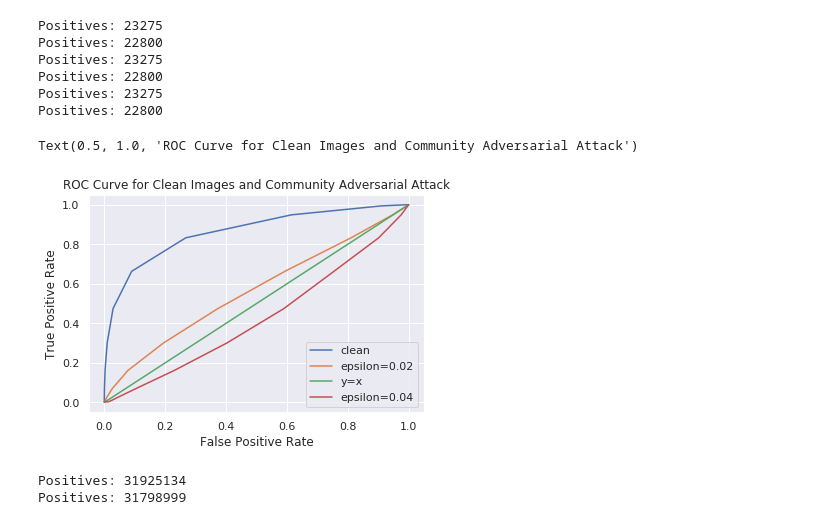
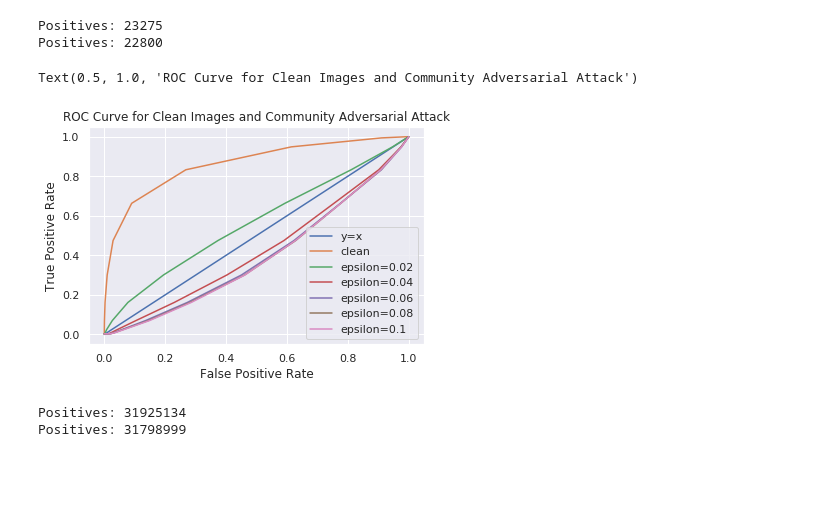
Before and after one commit to psturmfels/adversarial_faces, a Jupyter notebook: notebooks/roc_curve.ipynb, the cells around one changed output. Drawn from its saved outputs; the diff is of its cells as text; code cells hidden in the pictures; blank space fills up the shorter version.

```diff
--- a/notebooks/roc_curve.ipynb
+++ b/notebooks/roc_curve.ipynb
@@ -6,44 +6,31 @@ import seaborn
 import numpy as np
 seaborn.set()
 # %%
+plt.plot(np.arange(0.0, 1.1, 0.1), np.arange(0.0, 1.1, 0.1), label="y=x")
+
 with h5py.File("../results/roc_curve_test_preprocessed_sampled.txt", 'r') as f:
     tprs = f['tprs'][:]
     fprs = f['fprs'][:]
     print("Positives:", len(f['positive']))
     print("Positives:", len(f['negative']))
-
 plt.plot(fprs, tprs, label="clean")
 
-with h5py.File("../results/roc_curve_test_preprocessed_sampled_community_naive_same_epsilon_0.02.txt", 'r') as f:
-    tprs = f['tprs'][:]
-    fprs = f['fprs'][:]
-    print("Positives:", len(f['positive']))
-    print("Positives:", len(f['negative']))
 
-plt.plot(fprs, tprs, label="epsilon=0.02")
-plt.plot(np.arange(0.0, 1.1, 0.1), np.arange(0.0, 1.1, 0.1), label="y=x")
-
-with h5py.File("../results/roc_curve_test_preprocessed_sampled_community_naive_same_epsilon_0.04.txt", 'r') as f:
-    tprs = f['tprs'][:]
-    fprs = f['fprs'][:]
-    print("Positives:", len(f['positive']))
-    print("Positives:", len(f['negative']))
-
-plt.plot(fprs, tprs, label="epsilon=0.04")
+for epsilon in [0.02, 0.04, 0.06, 0.08, 0.1]:
+    with h5py.File("../results/roc_curve_test_preprocessed_sampled_community_naive_same_epsilon_{}.txt".format(epsilon), 'r') as f:
+        tprs = f['tprs'][:]
+        fprs = f['fprs'][:]
+    plt.plot(fprs, tprs, label="epsilon={}".format(epsilon))
 
 plt.legend()
 plt.ylabel("True Positive Rate")
 plt.xlabel("False Positive Rate")
 plt.title("ROC Curve for Clean Images and Community Adversarial Attack")
 # %% [output]
 Positives: 23275
 Positives: 22800
-Positives: 23275
-Positives: 22800
-Positives: 23275
-Positives: 22800
 Text(0.5, 1.0, 'ROC Curve for Clean Images and Community Adversarial Attack')
-[figure, old version]
+[figure, new version]
 # %%
 with h5py.File("../results/roc_curve_test_preprocessed.txt", 'r') as f:
     tprs = f['tprs'][:]
```
Also changed, not shown: parts of 2 cells of this notebook.
